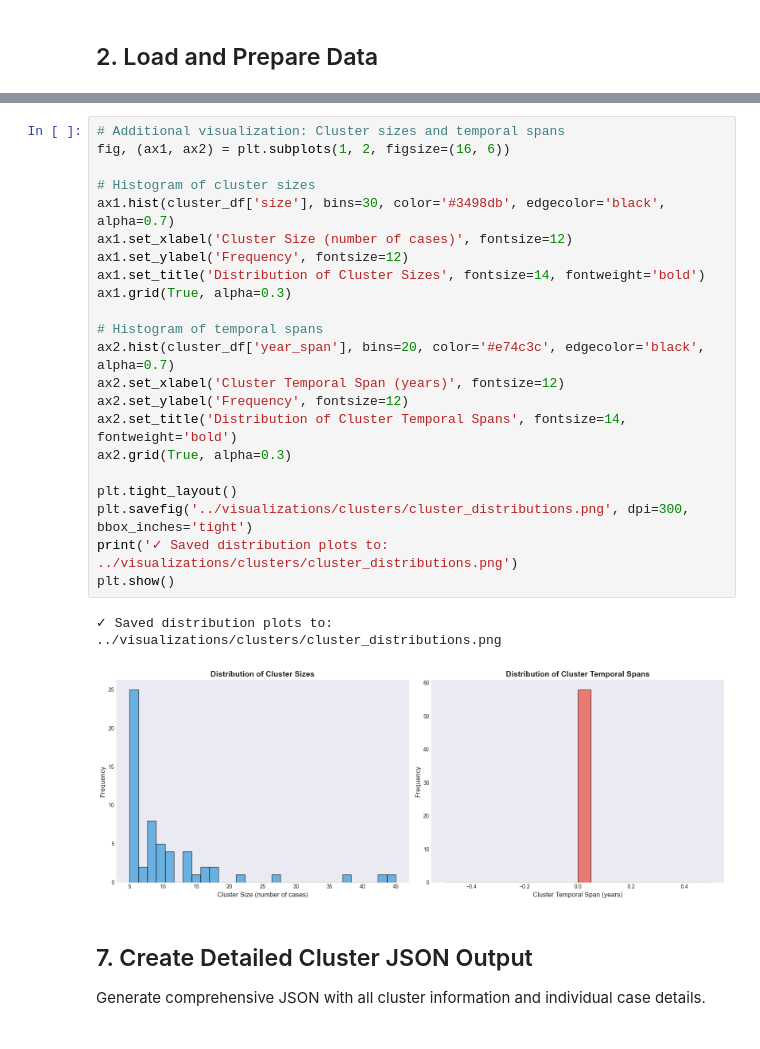
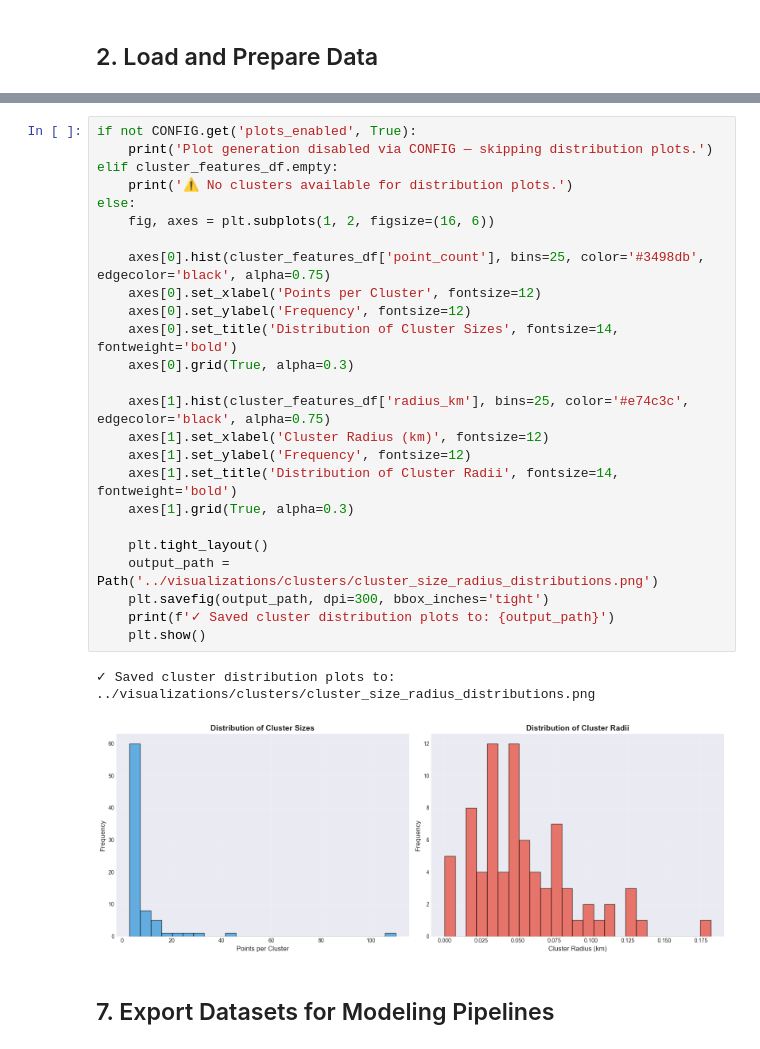
Before and after one commit to IMGROOT2/oak-wilt-detection, a Jupyter notebook: notebooks/clusters.ipynb, the cells around one changed output, grey strips where cells are left out. Drawn from its saved outputs; the diff is of its cells as text.

```diff
--- a/notebooks/clusters.ipynb
+++ b/notebooks/clusters.ipynb
@@ -274,30 +1221,31 @@ plt.show()
 # %%
-# Additional visualization: Cluster sizes and temporal spans
-fig, (ax1, ax2) = plt.subplots(1, 2, figsize=(16, 6))
+if not CONFIG.get('plots_enabled', True):
+    print('Plot generation disabled via CONFIG — skipping distribution plots.')
+elif cluster_features_df.empty:
+    print('⚠️ No clusters available for distribution plots.')
+else:
+    fig, axes = plt.subplots(1, 2, figsize=(16, 6))
 
-# Histogram of cluster sizes
-ax1.hist(cluster_df['size'], bins=30, color='#3498db', edgecolor='black', alpha=0.7)
-ax1.set_xlabel('Cluster Size (number of cases)', fontsize=12)
-ax1.set_ylabel('Frequency', fontsize=12)
-ax1.set_title('Distribution of Cluster Sizes', fontsize=14, fontweight='bold')
-ax1.grid(True, alpha=0.3)
+    axes[0].hist(cluster_features_df['point_count'], bins=25, color='#3498db', edgecolor='black', alpha=0.75)
+    axes[0].set_xlabel('Points per Cluster', fontsize=12)
+    axes[0].set_ylabel('Frequency', fontsize=12)
+    axes[0].set_title('Distribution of Cluster Sizes', fontsize=14, fontweight='bold')
+    axes[0].grid(True, alpha=0.3)
 
-# Histogram of temporal spans
-ax2.hist(cluster_df['year_span'], bins=20, color='#e74c3c', edgecolor='black', alpha=0.7)
-ax2.set_xlabel('Cluster Temporal Span (years)', fontsize=12)
-ax2.set_ylabel('Frequency', fontsize=12)
-ax2.set_title('Distribution of Cluster Temporal Spans', fontsize=14, fontweight='bold')
-ax2.grid(True, alpha=0.3)
+    axes[1].hist(cluster_features_df['radius_km'], bins=25, color='#e74c3c', edgecolor='black', alpha=0.75)
+    axes[1].set_xlabel('Cluster Radius (km)', fontsize=12)
+    axes[1].set_ylabel('Frequency', fontsize=12)
+    axes[1].set_title('Distribution of Cluster Radii', fontsize=14, fontweight='bold')
+    axes[1].grid(True, alpha=0.3)
 
-plt.tight_layout()
-plt.savefig('../visualizations/clusters/cluster_distributions.png', dpi=300, bbox_inches='tight')
-print('✓ Saved distribution plots to: ../visualizations/clusters/cluster_distributions.png')
-plt.show()
+    plt.tight_layout()
+    output_path = Path('../visualizations/clusters/cluster_size_radius_distributions.png')
+    plt.savefig(output_path, dpi=300, bbox_inches='tight')
+    print(f'✓ Saved cluster distribution plots to: {output_path}')
+    plt.show()
 # %% [output]
-✓ Saved distribution plots to: ../visualizations/clusters/cluster_distributions.png
+✓ Saved cluster distribution plots to: ../visualizations/clusters/cluster_size_radius_distributions.png
-[figure, old version]
+[figure, new version]
 # %% [markdown]
-## 7. Create Detailed Cluster JSON Output
-
-Generate comprehensive JSON with all cluster information and individual case details.
+## 7. Export Datasets for Modeling Pipelines
 # %%
```
Also changed, not shown: parts of 38 cells of this notebook, 19 other files.
